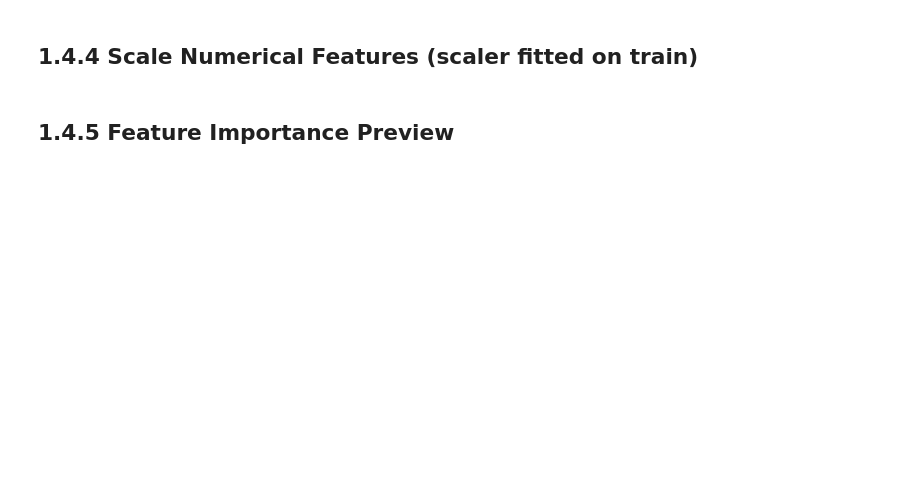
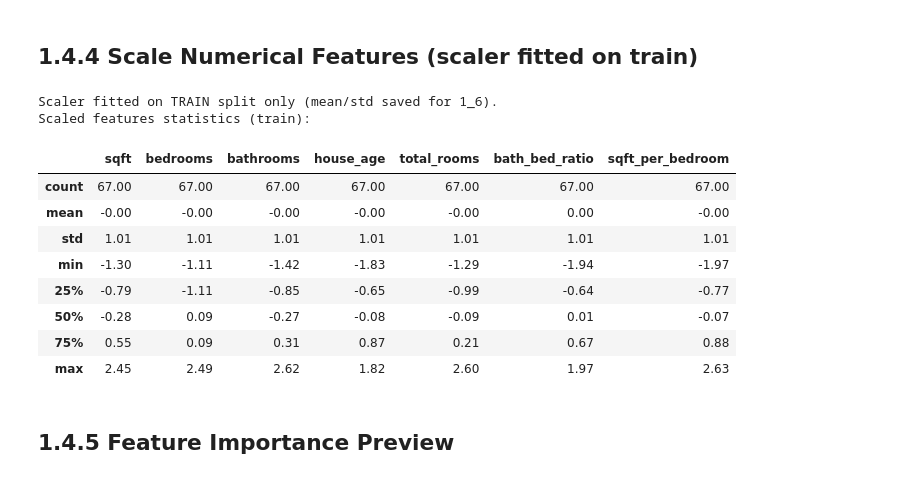
Before and after one commit to SantiGomez2519/mlops-framework, a Jupyter notebook: 1-experimentation/notebooks/1_4_preprocessed_data_feature_engineer.ipynb, the cells around one changed output. Drawn from its saved outputs; the diff is of its cells as text; code cells hidden in the pictures; blank space fills up the shorter version.

```diff
--- a/1-experimentation/notebooks/1_4_preprocessed_data_feature_engineer.ipynb
+++ b/1-experimentation/notebooks/1_4_preprocessed_data_feature_engineer.ipynb
@@ -86,17 +105,26 @@ df_train_encoded[['price', 'log_price', 'total_rooms', 'bath_bed_ratio', 'is_lux
 # %%
 features_to_scale = ['sqft', 'bedrooms', 'bathrooms', 'house_age',
                      'total_rooms', 'bath_bed_ratio', 'sqft_per_bedroom']
 
 scaler = StandardScaler()
 df_train_scaled = df_train_encoded.copy()
 df_train_scaled[features_to_scale] = scaler.fit_transform(df_train_encoded[features_to_scale])
 
-df_test_scaled = df_test_encoded.copy()
-df_test_scaled[features_to_scale] = scaler.transform(df_test_encoded[features_to_scale])
-
-print('Scaler fitted on TRAIN split only; test scaled with the same scaler.')
+print('Scaler fitted on TRAIN split only (mean/std saved for 1_6).')
 print('Scaled features statistics (train):')
 df_train_scaled[features_to_scale].describe().round(2)
+# %% [output]
+Scaler fitted on TRAIN split only (mean/std saved for 1_6).
+Scaled features statistics (train):
+|  | sqft | bedrooms | bathrooms | house_age | total_rooms | bath_bed_ratio | sqft_per_bedroom |
+| count | 67.00 | 67.00 | 67.00 | 67.00 | 67.00 | 67.00 | 67.00 |
+| mean | -0.00 | -0.00 | -0.00 | -0.00 | -0.00 | 0.00 | -0.00 |
+| std | 1.01 | 1.01 | 1.01 | 1.01 | 1.01 | 1.01 | 1.01 |
+| min | -1.30 | -1.11 | -1.42 | -1.83 | -1.29 | -1.94 | -1.97 |
+| 25% | -0.79 | -1.11 | -0.85 | -0.65 | -0.99 | -0.64 | -0.77 |
+| 50% | -0.28 | 0.09 | -0.27 | -0.08 | -0.09 | 0.01 | -0.07 |
+| 75% | 0.55 | 0.09 | 0.31 | 0.87 | 0.21 | 0.67 | 0.88 |
+| max | 2.45 | 2.49 | 2.62 | 1.82 | 2.60 | 1.97 | 2.63 |
 # %% [markdown]
 ## 1.4.5 Feature Importance Preview
 # %%
```
Also changed, not shown: parts of 10 cells of this notebook, 23 other files.
